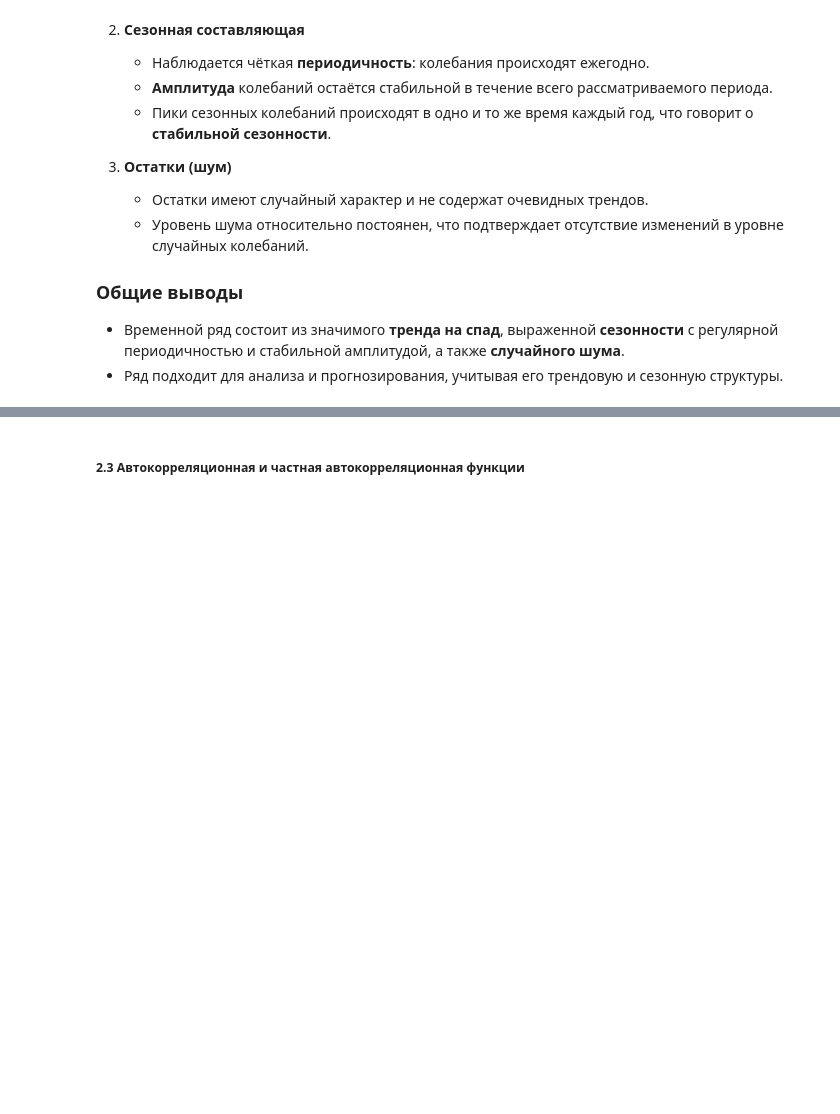
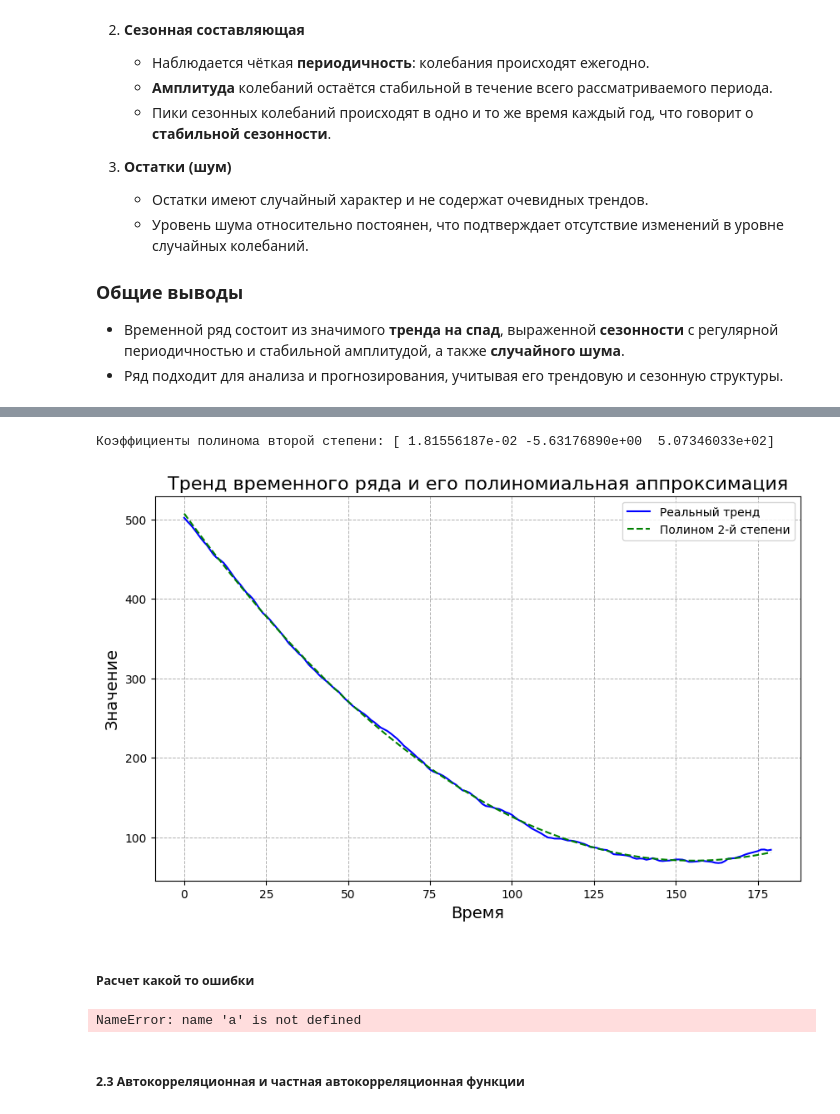
Before and after one commit to FV4005-Stage-II/Computer-technologies-for-data-analysis-and-processing, a Jupyter notebook: main.ipynb, the cells around one changed output, grey strips where cells are left out. Cells and saved outputs as stored; diff of their text form; code cells hidden in the pictures; blank space fills up the shorter version.

```diff
--- a/main.ipynb
+++ b/main.ipynb
@@ -106,0 +161,30 @@ plt.show()
+# %%
+
+t = np.arange(len(trend))  # Временные точки
+
+# Полиномиальная аппроксимация 2-го порядка
+poly_params = np.polyfit(t, trend, 2)
+poly_fit = np.polyval(poly_params, t)
+
+# Вывод параметров полинома
+print(f"Коэффициенты полинома второй степени: {poly_params}")
+
+plt.figure(figsize=(10, 6))
+
+# График реального тренда
+plt.plot(t, trend, color='blue', label='Реальный тренд')
+
+# График полиномиальной аппроксимации 2-го порядка
+plt.plot(t, poly_fit, color='green', linestyle='--', label='Полином 2-й степени')
+
+plt.title('Тренд временного ряда и его полиномиальная аппроксимация', fontsize=16)
+plt.xlabel('Время', fontsize=14)
+plt.ylabel('Значение', fontsize=14)
+plt.legend()
+plt.grid(True, which='both', linestyle='--', linewidth=0.7)
+plt.show()
+# %% [output]
+Коэффициенты полинома второй степени: [ 1.81556187e-02 -5.63176890e+00  5.07346033e+02]
+[figure, added]
+# %% [markdown]
+##### Расчет какой то ошибки
@@ -107,3 +218,24 @@ plt.show()
+# %%
+# Функция экспоненциальной модели для прогноза
+exp_fit = a * np.exp(b * t)
+
+# Вычисляем метрики для экспоненциальной модели
+exp_metrics = calculate_metrics(trend, exp_fit)
+
+# Выводим результаты
+for metric, value in exp_metrics.items():
+    print(f"{metric}: {value:.4f}")
+# Полиномиальная аппроксимация 2-го порядка
+poly_fit = np.polyval(poly_params, t)
+
+# Вычисляем метрики для полиномиальной модели
+poly_metrics = calculate_metrics(trend, poly_fit)
+
+# Выводим результаты
+for metric, value in poly_metrics.items():
+    print(f"{metric}: {value:.4f}")
+# %% [output]
+NameError: name 'a' is not defined
 # %% [markdown]
 ##### 2.3 Автокорреляционная и частная автокорреляционная функции
 # %%
```
Also changed, not shown: parts of 8 cells of this notebook.
